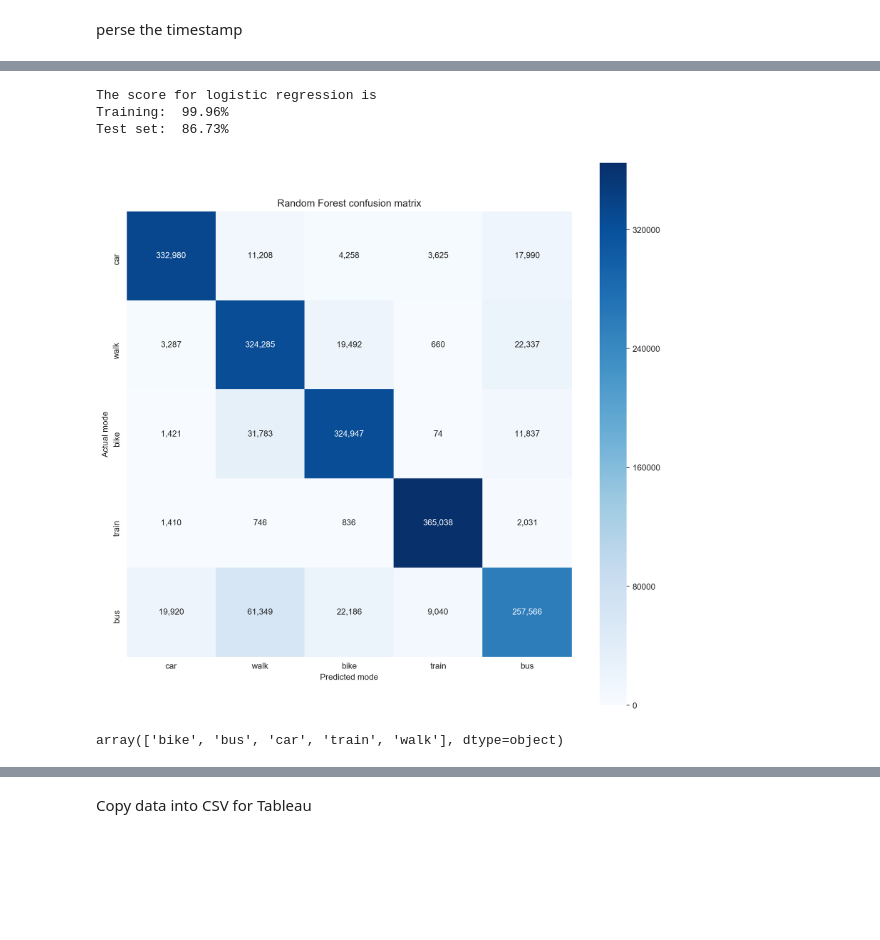
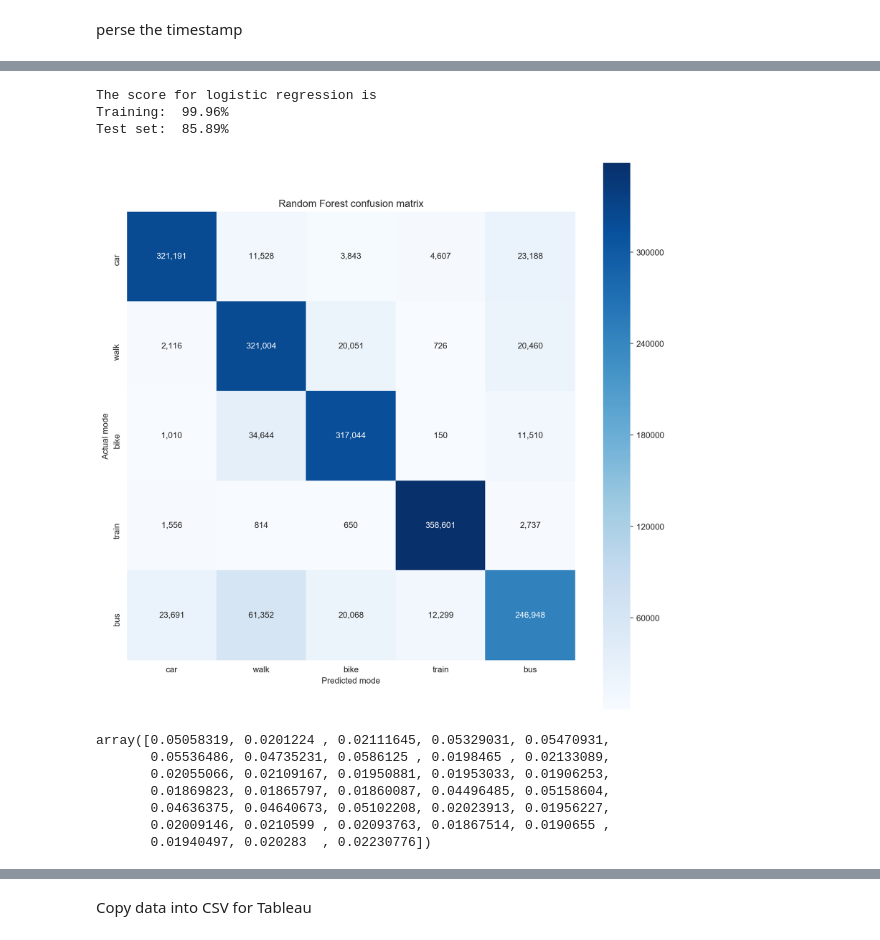
Before and after one commit to nalhaidari/Project_3, a Jupyter notebook: Project_3.ipynb, the cells around one changed output, grey strips where cells are left out. Cells and saved outputs as stored; diff of their text form; code cells hidden in the pictures; blank space fills up the shorter version.

```diff
--- a/Project_3.ipynb
+++ b/Project_3.ipynb
@@ -288,8 +224,6 @@ proj_init_df["direction_change"] =  proj_init_df["direction_change"].apply(abs)
 # %%
 #proj_init_df.to_pickle("/Users/nayefalhaidari/Documents/Project 3/prject_3_labeled_data_v1.3.pickle")
-proj_init_df = pd.read_pickle("/Users/nayefalhaidari/Documents/Project 3/prject_3_labeled_data_v1.3.pickle")
-reset_col(proj_init_df)
-calculate_m(proj_init_df,"group")
+#proj_init_df = pd.read_pickle("/Users/nayefalhaidari/Documents/Project 3/prject_3_labeled_data_v1.3.pickle")
 # %%
 def smoothing(df, columns,start = 0, end = 5 ,alpha = 0.0):
     for col in columns:
@@ -303,5 +237,3 @@ def smoothing(df, columns,start = 0, end = 5 ,alpha = 0.0):
 # %%
 daf = proj_init_df.copy()
 smoothing(daf, ["speed(m/s)","direction_change",'accelerattion' ],end = 5)
-# %%
-daf.direction_change = np.where(daf.direction_change>180 , 360 - daf.direction_change, daf.direction_change)
@@ -399,4 +315,5 @@ Test set:  52.42%
 # %%
+model1["transportation_mode2"] = np.where(model1["transportation_mode2"] =="feet", "walk", model1["transportation_mode2"])
 speed_df = model1.loc[:,[col for col in model1.columns if col[:4] == "spee"]]
 dire_df = model1.loc[:,[col for col in model1.columns if col[:4] == "dire"]]
 acce_df = model1.loc[:,[col for col in model1.columns if col[:4] == "acce"]]
@@ -451,2 +368,0 @@ smoothing(daf, ["speed(m/s)","direction_change",'accelerattion' ],start = 5,end
-# %%
-daf.direction_change = np.where(daf.direction_change>180 , 360 - daf.direction_change, daf.direction_change)
@@ -604,31 +558,36 @@ pp.pprint(rf.cv_results_)
 # %%
 X_train, X_test, y_train, y_test = train_test_split(X_resampled, y_resampled, test_size=0.3, random_state=2,
                                                     stratify=y_resampled)
-r_forest1  = ensemble.RandomForestClassifier(max_depth=None,n_jobs=-1, n_estimators=100)
+r_forest1  = RandomForestClassifier(max_depth=None,n_jobs=-1, n_estimators=100)
 r_forest1.fit(X_train, y_train)
 print("The score for logistic regression is")
 #score returns mean accuracy
 print("Training: {:6.2f}%".format(100*r_forest1.score(X_train, y_train)))
 print("Test set: {:6.2f}%".format(100*r_forest1.score(X_test, y_test)))
 
-
-
-
+pickle.dump(r_forest1,  open("RandomForest_1","wb"))
+plt.figure(figsize=(12,12),dpi=100)
 rforest_confusion = confusion_matrix(y_test, r_forest1.predict(X_test),labels=["car", "walk" , "bike","train","bus"])
-plt.figure(figsize=(12,12),dpi=100)
 sns.heatmap(rforest_confusion, cmap=plt.cm.Blues, annot=True, square=True,fmt = ",d",
            xticklabels=["car", "walk" , "bike","train","bus"],
             yticklabels=["car", "walk" , "bike","train","bus"],)
 
 plt.xlabel('Predicted mode')
 plt.ylabel('Actual mode')
-plt.title('Random Forest confusion matrix');
+plt.title('Random Forest confusion matrix')
+plt.savefig("R_F1.eps",format="eps")
 # %% [output]
 The score for logistic regression is
 Training:  99.96%
-Test set:  86.73%
+Test set:  85.89%
-[figure, old version]
+[figure, new version]
 # %%
-r_forest1.classes_
+r_forest1.feature_importances_
 # %% [output]
-array(['bike', 'bus', 'car', 'train', 'walk'], dtype=object)
+array([0.05058319, 0.0201224 , 0.02111645, 0.05329031, 0.05470931,
+       0.05536486, 0.04735231, 0.0586125 , 0.0198465 , 0.02133089,
+       0.02055066, 0.02109167, 0.01950881, 0.01953033, 0.01906253,
+       0.01869823, 0.01865797, 0.01860087, 0.04496485, 0.05158604,
+       0.04636375, 0.04640673, 0.05102208, 0.02023913, 0.01956227,
+       0.02009146, 0.0210599 , 0.02093763, 0.01867514, 0.0190655 ,
+       0.01940497, 0.020283  , 0.02230776])
```
Also changed, not shown: parts of 86 cells of this notebook, 30 other files.
